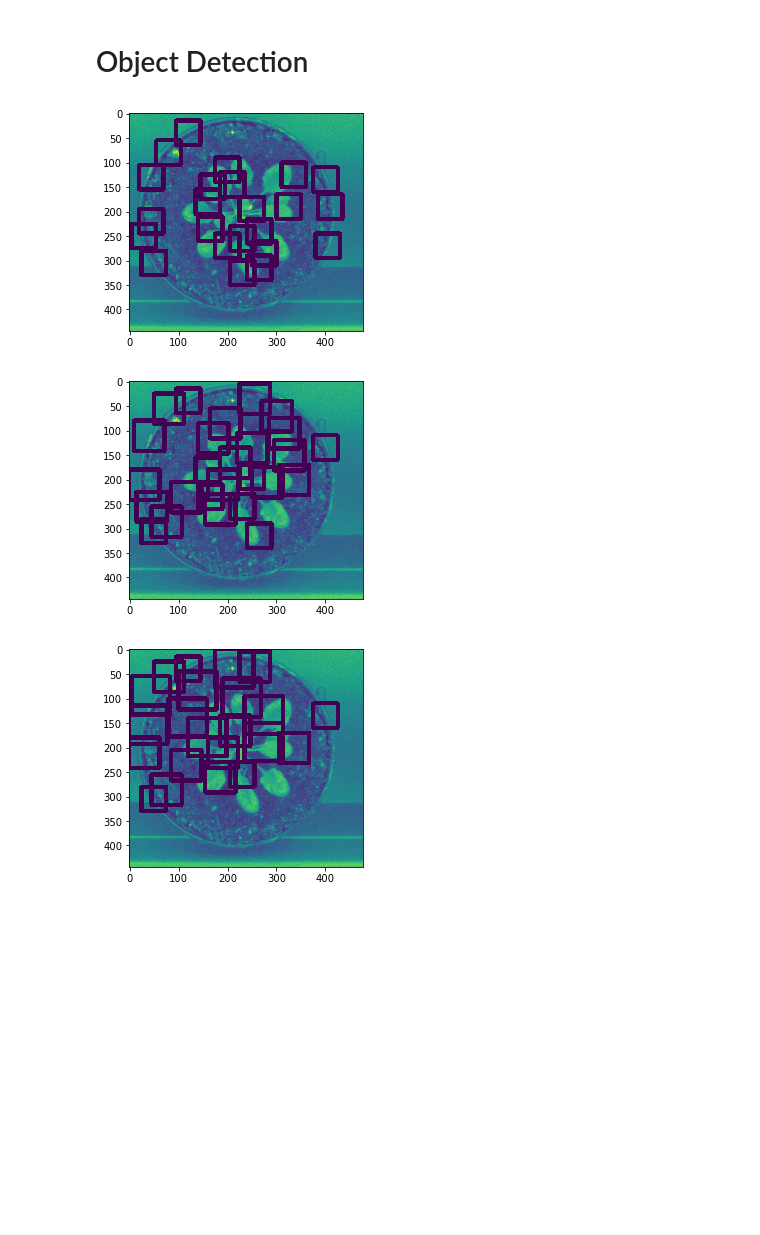
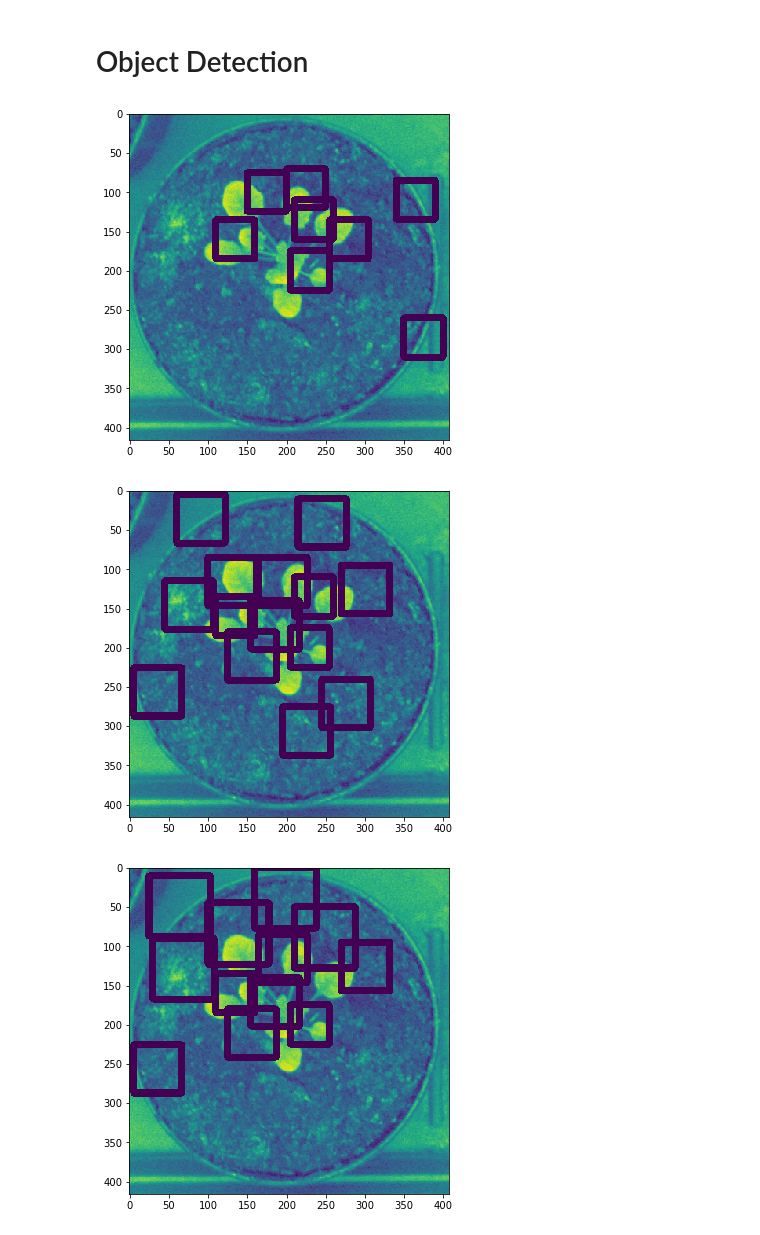
Before and after one commit to jiajuns/Crop-Detection, a Jupyter notebook: HogSVM.ipynb, the cells around one changed output. Drawn from its saved outputs; the diff is of its cells as text; code cells hidden in the pictures; blank space fills up the shorter version.

```diff
--- a/HogSVM.ipynb
+++ b/HogSVM.ipynb
@@ -19,11 +24,10 @@ The autoreload extension is already loaded. To reload it, use:
 # %%
-def generate_pos_train(file_path):
+def generate_pos_train(file_path, like_img=False):
 
     # configuration
     orientations = 9
     pixels_per_cell = [5, 5]
     cells_per_block = [3, 3]
-    visualize = False
     normalize = True
 
     min_h = 50
@@ -33,8 +37,19 @@ def generate_pos_train(file_path):
         im = Image.open(im_path)
         im = im.convert('L')
         im = np.asarray(im.resize((min_h, min_w)))
-        fd = hog(im, orientations,
-                 pixels_per_cell, cells_per_block,
-                 visualize, normalize)
+        for i in range(4):
+            # generate data from four different rotation
+            im = np.rot90(im)
+            if not like_img:
+                visualize = False
+                fd = hog(im, orientations,
+                         pixels_per_cell, cells_per_block,
+                         visualize, normalize)
+                hog_img = None
+            else:
+                visualize = True
+                fd, hog_img = hog(im, orientations,
+                                  pixels_per_cell, cells_per_block,
+                                  visualize, normalize)
 
-        yield fd
+            yield fd, hog_img, im
@@ -87,18 +142,18 @@ neg_train_path = os.path.join(current_path, 'Datasets', 'Negative')
 fds = []
 labels = []
 
-for pos_example in generate_pos_train(pos_train_path_1):
+for pos_example, _, _ in generate_pos_train(pos_train_path_1):
     fds.append(pos_example)
     labels.append(1)
 
-for pos_example in generate_pos_train(pos_train_path_2):
+for pos_example, _, _ in generate_pos_train(pos_train_path_2):
     fds.append(pos_example)
     labels.append(1)
 
-for pos_example in generate_pos_train(pos_train_path_3):
+for pos_example, _, _ in generate_pos_train(pos_train_path_3):
     fds.append(pos_example)
     labels.append(1)
 # %%
-for neg_example in generate_neg_train(neg_train_path):
+for neg_example, _, _ in generate_neg_train(neg_train_path):
     fds.append(neg_example)
     labels.append(0)
@@ -118,0 +254,11 @@ test accuracy:  0.986631016043
+# %%
+from sklearn.svm import LinearSVC
+X, y = fds, labels
+
+
+title = "Learning Curves (SVM)"
+# Cross validation with 20 iterations to get smoother mean test and train
+# score curves, each time with 20% data randomly selected as a validation set.
+cv = ShuffleSplit(n_splits=4, test_size=0.2, random_state=0)
+estimator = LinearSVC()
+plot_learning_curve(estimator, title, X, y, ylim=(0.7, 1.01), cv=cv, n_jobs=1)
@@ -214,7 +363,7 @@ min_window_size = (50, 50)
 step_size = (5, 5)
 downscale = 1.25
 visualize_det = False
-threshold = 0.2
+threshold = 0.15
 
 detections = []
 scale = 0
@@ -225,7 +374,7 @@ cells_per_block = [3, 3]
 visualize = False
 normalize = True
 
-img_path = os.path.join(current_path, 'Datasets', 'Stacks', 'Ara2012', 'stack_04', 'ara2012_plant04_frame01_rgb.png')
+img_path = os.path.join(current_path, 'Datasets', 'Stacks', 'Ara2012', 'stack_02','ara2012_plant02_frame03_rgb.png')
 im = imread(img_path, as_grey=True)
 
 for im_scaled in pyramid_gaussian(im, downscale=downscale):
@@ -237,33 +386,33 @@ for im_scaled in pyramid_gaussian(im, downscale=downscale):
                 continue
             # Calculate the HOG features
             fd = hog(im_window, orientations, pixels_per_cell, cells_per_block, visualize, normalize)
             fd = fd.reshape((1, -1))
             pred = clf.predict(fd)
             if pred == 1:
 #                 print("Detection:: Location -> ({}, {})".format(x, y))
 #                 print("Scale ->  {} | Confidence Score {} \n".format(scale,clf.decision_function(fd)))
                 detections.append((x, y, clf.decision_function(fd),
                     int(min_window_size[0]*(downscale**scale)),
                     int(min_window_size[1]*(downscale**scale))))
                 cd.append(detections[-1])
 
     # Move the the next scale
     scale+=1
 
     # Display the results before performing NMS
     clone = im.copy()
 
     # Perform Non Maxima Suppression
     detections = nms(detections, threshold)
 
     # Display the results after performing NMS
     for (x_tl, y_tl, _, w, h) in detections:
         # Draw the detections
         cv2.rectangle(clone, (x_tl, y_tl), (x_tl+w,y_tl+h), (0, 0, 0), thickness=8)
 
     plt.imshow(clone)
     plt.show()
 # %% [output]
-[figure, old version]
+[figure, new version]
-[figure, old version]
+[figure, new version]
-[figure, old version]
+[figure, new version]
```
Also changed, not shown: parts of 12 cells of this notebook.
